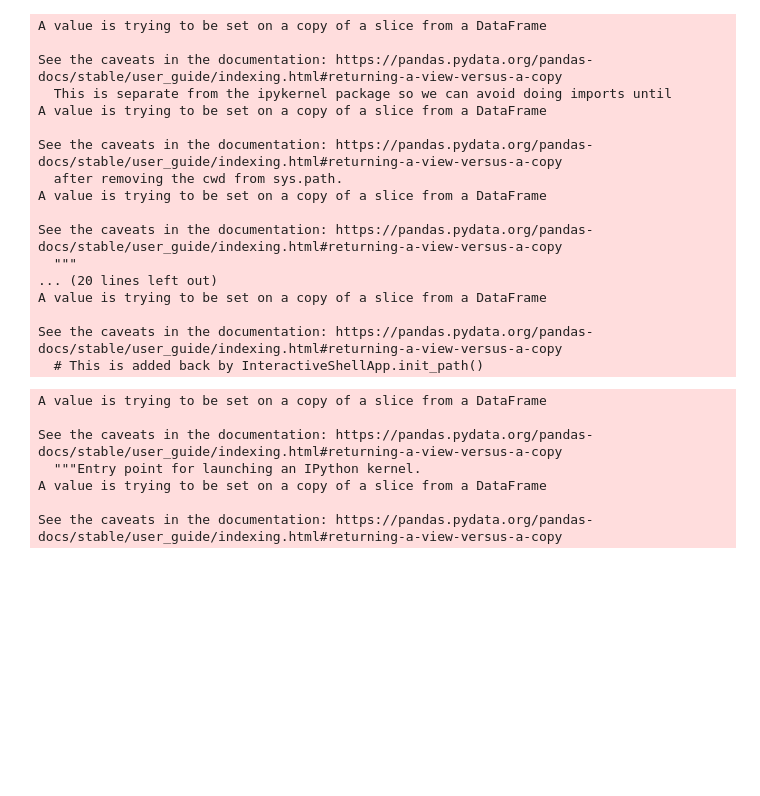
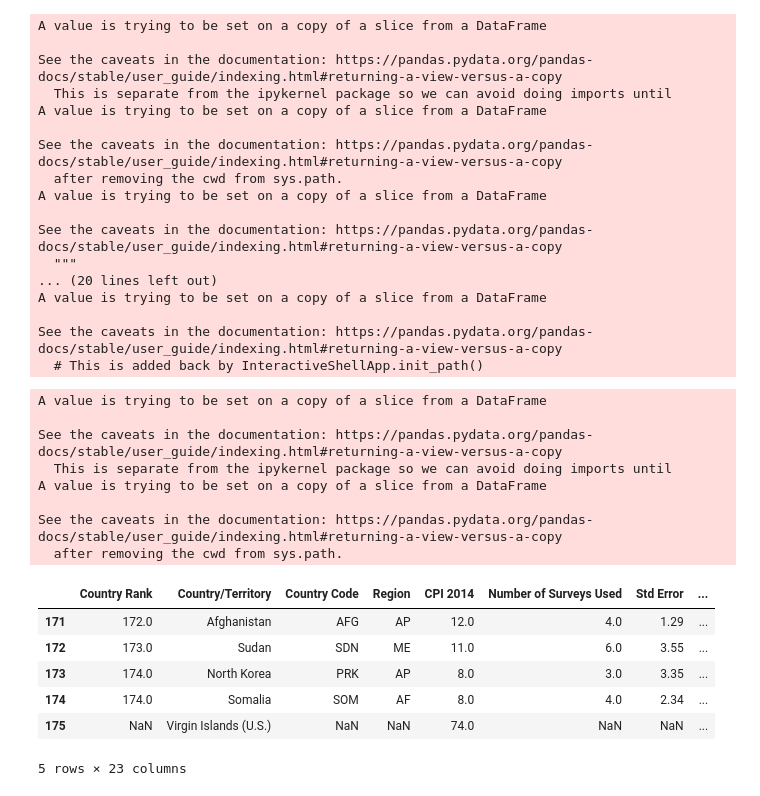
Before and after one commit to lubib/Group_3_final_project, a Jupyter notebook: data_cleaning.ipynb, the cells around one changed output. Cells and saved outputs as stored; diff of their text form; code cells hidden in the pictures; blank space fills up the shorter version.

```diff
--- a/data_cleaning.ipynb
+++ b/data_cleaning.ipynb
@@ -317,13 +317,23 @@ See the caveats in the documentation: https://pandas.pydata.org/pandas-docs/stab
   # This is added back by InteractiveShellApp.init_path()
 # %%
 # Adding Virgin Islands to CPI data. Matching CPI to the USA
-# cpi_df["Country/Territory"][175] = "Virgin Islands (U.S.)"
-# cpi_df["CPI 2014"][175] = cpi_df["CPI 2014"][19]
+cpi_df = cpi_df.append(pd.Series(), ignore_index=True)
+cpi_df["Country/Territory"][175] = "Virgin Islands (U.S.)"
+cpi_df["CPI 2014"][175] = cpi_df["CPI 2014"][19]
+cpi_df.tail()
 # %% [output]
 A value is trying to be set on a copy of a slice from a DataFrame
 
 See the caveats in the documentation: https://pandas.pydata.org/pandas-docs/stable/user_guide/indexing.html#returning-a-view-versus-a-copy
-  """Entry point for launching an IPython kernel.
+  This is separate from the ipykernel package so we can avoid doing imports until
 A value is trying to be set on a copy of a slice from a DataFrame
 
 See the caveats in the documentation: https://pandas.pydata.org/pandas-docs/stable/user_guide/indexing.html#returning-a-view-versus-a-copy
+  after removing the cwd from sys.path.
+|  | Country Rank | Country/Territory | Country Code | Region | CPI 2014 | Number of Surveys Used | Std Error | ... |
+| 171 | 172.0 | Afghanistan | AFG | AP | 12.0 | 4.0 | 1.29 | ... |
+| 172 | 173.0 | Sudan | SDN | ME | 11.0 | 6.0 | 3.55 | ... |
+| 173 | 174.0 | North Korea | PRK | AP | 8.0 | 3.0 | 3.35 | ... |
+| 174 | 174.0 | Somalia | SOM | AF | 8.0 | 4.0 | 2.34 | ... |
+| 175 | NaN | Virgin Islands (U.S.) | NaN | NaN | 74.0 | NaN | NaN | ... |
+5 rows × 23 columns
```
Also changed, not shown: parts of 2 cells of this notebook, 3 other files.
